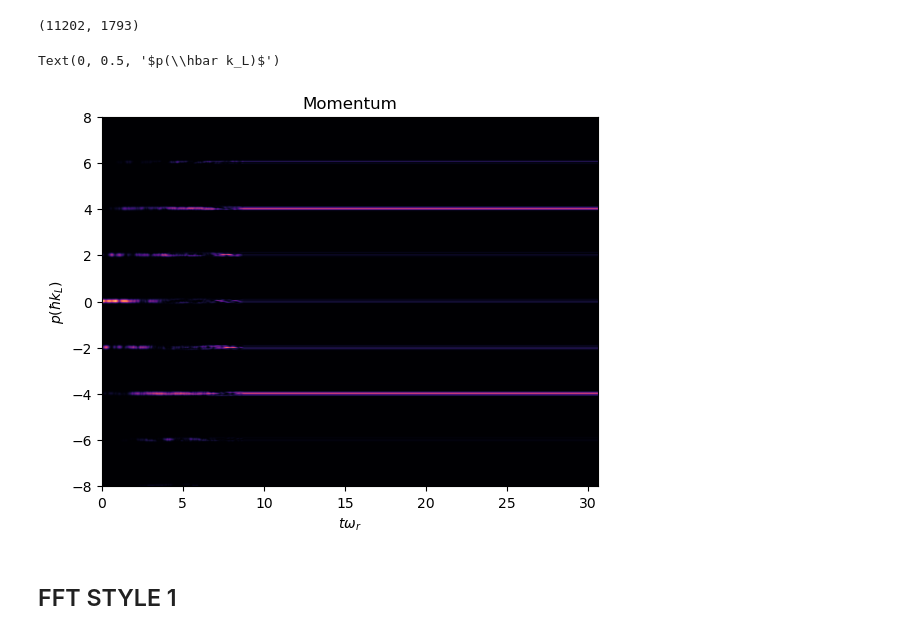
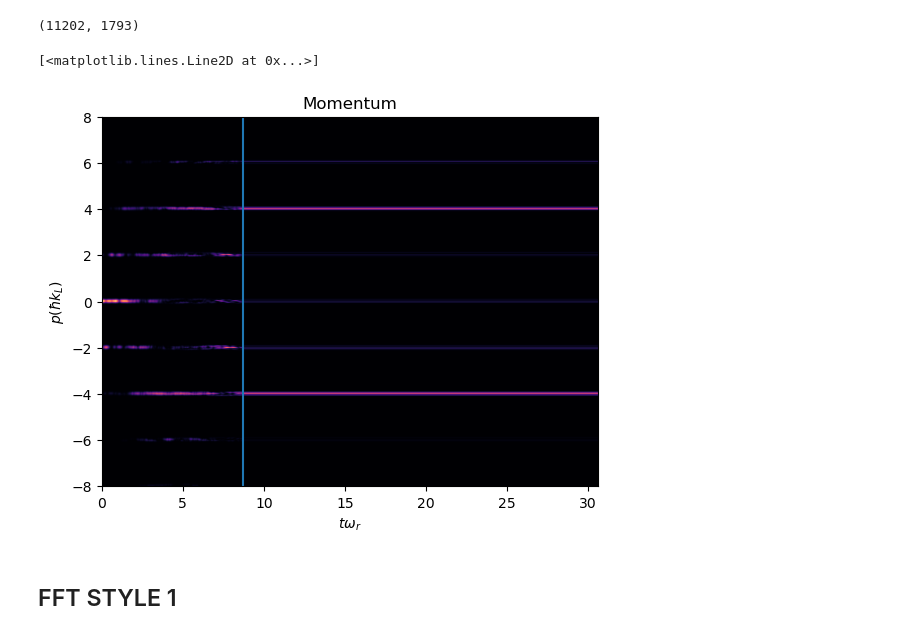
Before and after one commit to rootware/lattice_evolution, a Jupyter notebook: Python/realistic.ipynb, the cells around one changed output. Cells and saved outputs as stored; diff of their text form; code cells hidden in the pictures.

```diff
--- a/Python/realistic.ipynb
+++ b/Python/realistic.ipynb
@@ -5,7 +5,7 @@ import scipy as scp;
 from mpl_toolkits.axes_grid1 import make_axes_locatable
 import matplotlib.animation as animation
 # %%
-data = np.loadtxt("../plot_finer/test_with_tof2.txt", delimiter=',', dtype=np.complex64);
+data = np.loadtxt("../Data/Rust_Runs/broad_wavepacket_with_TOF/test_with_tof2.txt", delimiter=',', dtype=np.complex64);
 time = data[:,2].astype(np.float64);
 dt = time[2]-time[1];
 data_subtracted=data[:, 4:]
@@ -15,12 +15,14 @@ np.shape(data_subtracted)
 # %%
 plt.imshow(np.square(np.abs(data_subtracted)).T, cmap = "magma", extent = [ time[0],time[-1], -16/2,16/2 ,],origin="lower",aspect = "auto")
 plt.grid(False)
 plt.title("Momentum")
 plt.xlabel("$t\omega_r$")
 plt.ylabel("$p(\hbar k_L)$")
+y = np.arange(-8,9)
+plt.plot(np.ones(len(y))*32*np.pi/11.5, y)
 # %% [output]
-Text(0, 0.5, '$p(\\hbar k_L)$')
+[<matplotlib.lines.Line2D at 0x...>]
-[figure, old version]
+[figure, new version]
 # %% [markdown]
 ## FFT STYLE 1
 # %%
```
Also changed, not shown: parts of 4 cells of this notebook, 9 other files.
